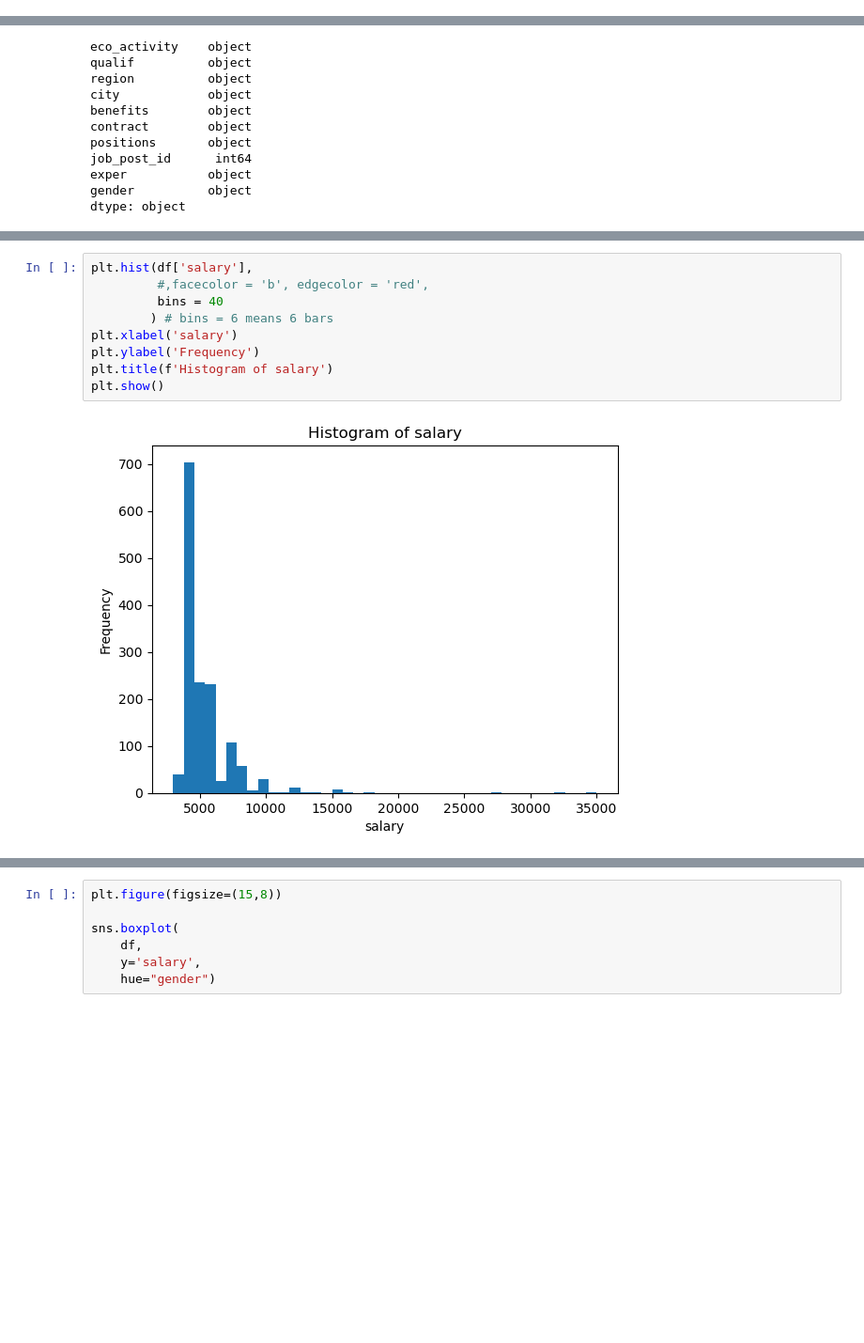
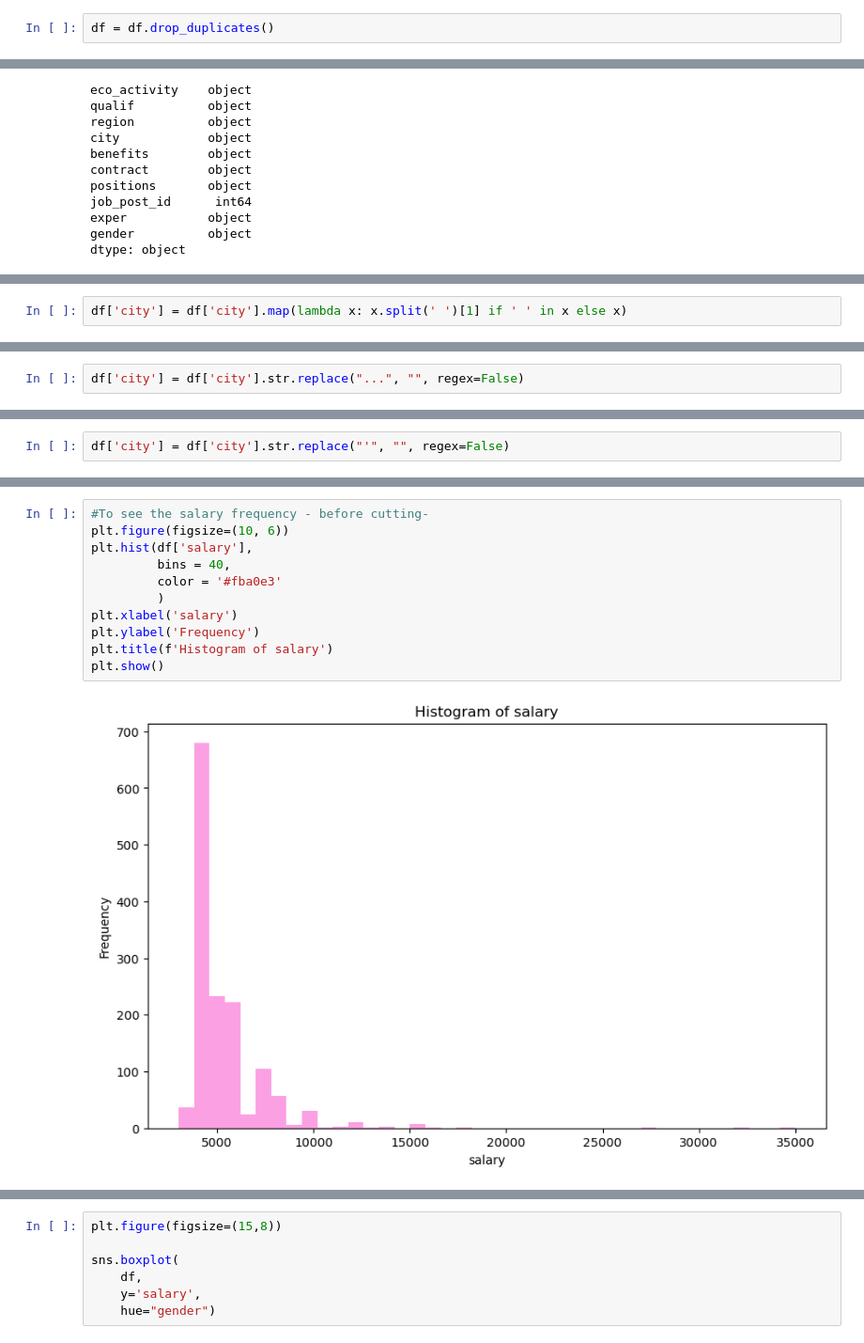
Before and after one commit to almalkiashwaq0/Analysis-of-Saudi-Jop-application, a Jupyter notebook: UseCase5 (1).ipynb, the cells around one changed output, grey strips where cells are left out. Shown at 94% size. Cells and saved outputs as stored; diff of their text form; blank space fills up the shorter version.

```diff
--- a/UseCase5 (1).ipynb
+++ b/UseCase5 (1).ipynb
@@ -161,0 +133,2 @@ df[df['job_post_id'].duplicated(keep=False)].shape
+# %%
+df = df.drop_duplicates()
@@ -492,0 +389,2 @@ df
+# %%
+df['city'] = df['city'].map(lambda x: x.split(' ')[1] if ' ' in x else x)
@@ -492,0 +397,2 @@ df
+# %%
+df['city'] = df['city'].str.replace("...", "", regex=False)
@@ -492,0 +405,2 @@ df
+# %%
+df['city'] = df['city'].str.replace("'", "", regex=False)
@@ -541,11 +472,13 @@ we need to understand the central tendency and spread of the variable (Descripti
 # %%
+#To see the salary frequency - before cutting-
+plt.figure(figsize=(10, 6))
 plt.hist(df['salary'],
-         #,facecolor = 'b', edgecolor = 'red',
-         bins = 40
-        ) # bins = 6 means 6 bars
+         bins = 40,
+         color = '#fba0e3'
+         )
 plt.xlabel('salary')
 plt.ylabel('Frequency')
 plt.title(f'Histogram of salary')
 plt.show()
 # %% [output]
-[figure, old version]
+[figure, new version]
```
Also changed, not shown: parts of 114 cells of this notebook.
